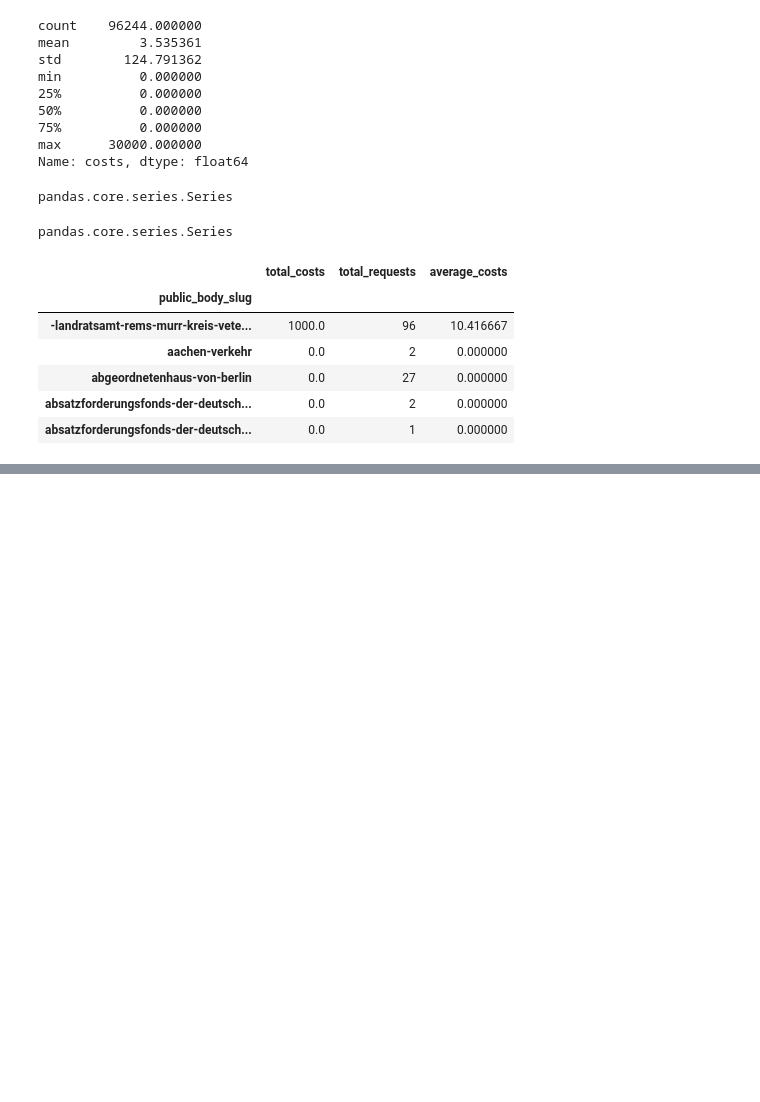
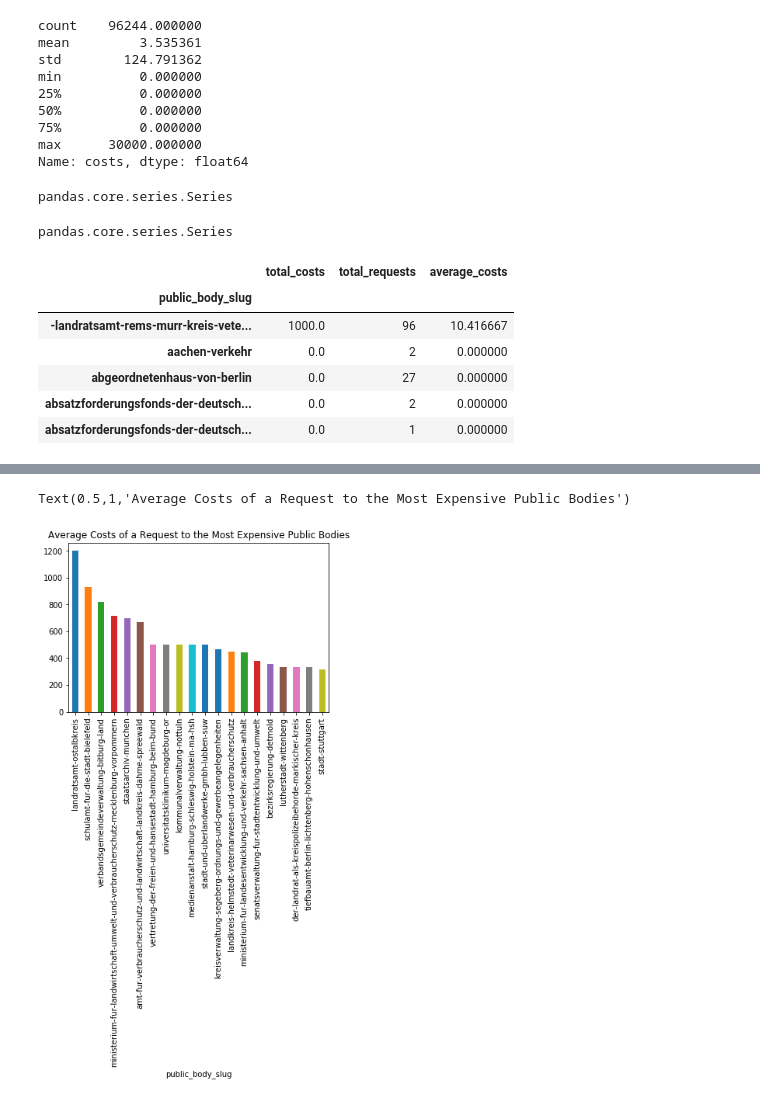
Before and after one commit to chaseinstead/fdsstat, a Jupyter notebook: fds_first_stats.ipynb, the cells around one changed output, grey strips where cells are left out. Drawn from its saved outputs; the diff is of its cells as text; code cells hidden in the pictures; blank space fills up the shorter version.

```diff
--- a/fds_first_stats.ipynb
+++ b/fds_first_stats.ipynb
@@ -105,3 +105,6 @@ new_df.head()
 | abgeordnetenhaus-von-berlin | 0.0 | 27 | 0.000000 |
 | absatzforderungsfonds-der-deutsch... | 0.0 | 2 | 0.000000 |
 | absatzforderungsfonds-der-deutsch... | 0.0 | 1 | 0.000000 |
+# %%
+new_df_final = new_df.sort_values('average_costs', ascending=False) #!!!
+new_df_final
@@ -107,0 +131,8 @@ new_df.head()
+# %%
+# select relevant data
+plot_data = new_df_final["average_costs"].head(20)
+plot_data.plot(kind="bar")
+plt.title("Average Costs of a Request to the Most Expensive Public Bodies")
+# %% [output]
+Text(0.5,1,'Average Costs of a Request to the Most Expensive Public Bodies')
+[figure, added]
```
Also changed, not shown: parts of 13 cells of this notebook.
